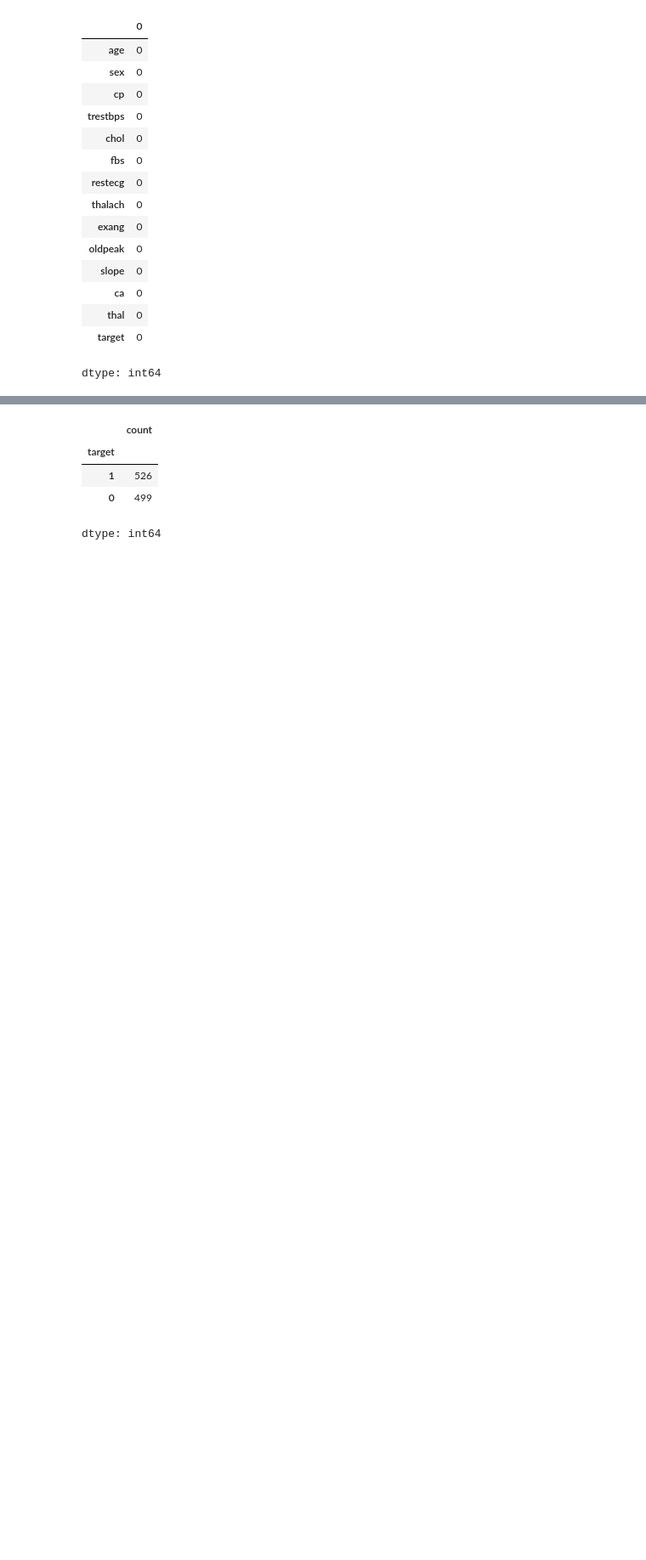
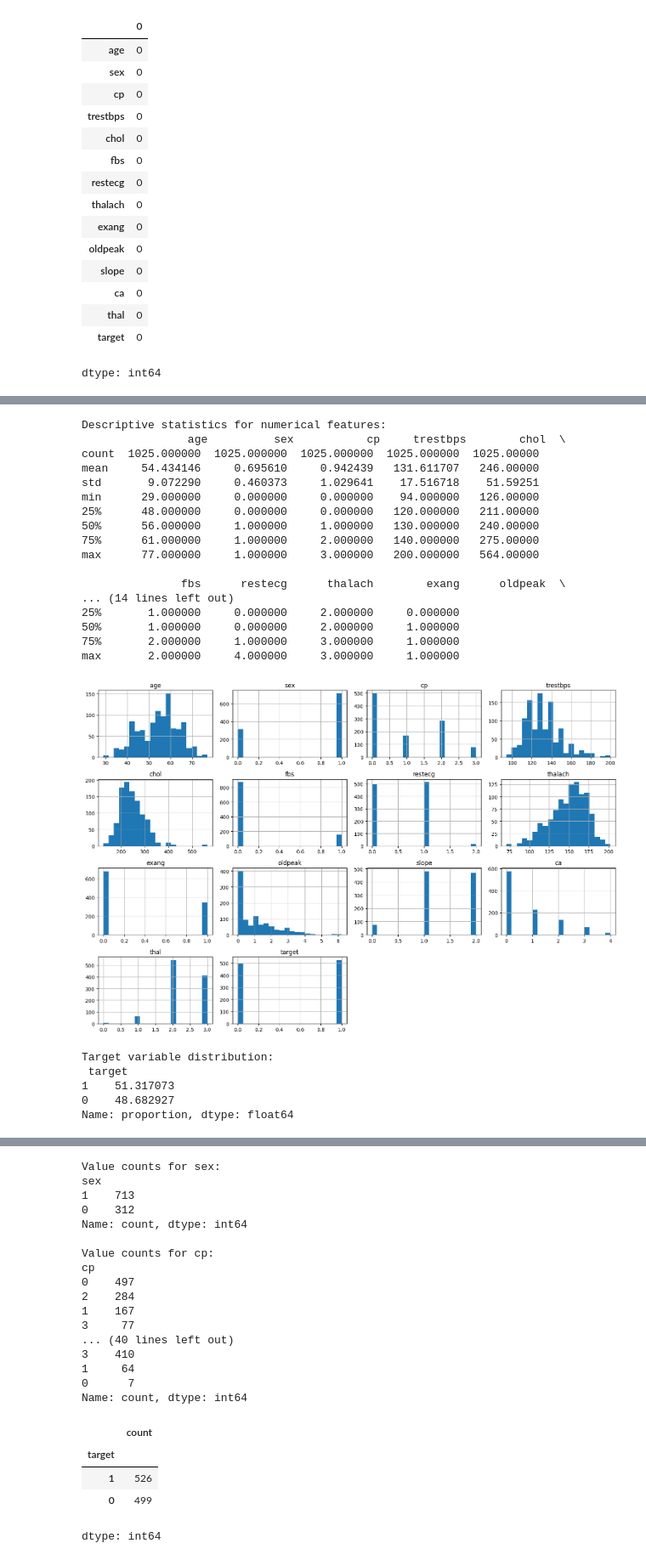
Before and after one commit to Priyanka31-dev/ML-Project, a Jupyter notebook: Heart_Disease_Prediction.ipynb, the cells around one changed output, grey strips where cells are left out. Shown at 85% size. Drawn from its saved outputs; the diff is of its cells as text; code cells hidden in the pictures; blank space fills up the shorter version.

```diff
--- a/Heart_Disease_Prediction.ipynb
+++ b/Heart_Disease_Prediction.ipynb
@@ -92,3 +93,52 @@ heart_data.describe()
 | 50% | 56.000000 | 1.000000 | 1.000000 | 130.000000 | 240.00000 | 0.000000 | 1.000000 | 152.000000 | 0.000000 | 0.800000 | 1.000000 | ... |
 | 75% | 61.000000 | 1.000000 | 2.000000 | 140.000000 | 275.00000 | 0.000000 | 1.000000 | 166.000000 | 1.000000 | 1.800000 | 2.000000 | ... |
 | max | 77.000000 | 1.000000 | 3.000000 | 200.000000 | 564.00000 | 1.000000 | 2.000000 | 202.000000 | 1.000000 | 6.200000 | 2.000000 | ... |
+# %%
+# Descriptive Statistics
+print("\nDescriptive statistics for numerical features:\n", heart_data.describe())
+
+# Data Distribution (Histograms)
+import matplotlib.pyplot as plt
+heart_data.hist(figsize=(15, 10), bins=20)
+plt.tight_layout()
+plt.show()
+
+# Target Variable Distribution
+print("\nTarget variable distribution:\n",heart_data['target'].value_counts(normalize=True) * 100)
+
+# Correlation Analysis
+correlation_matrix =heart_data.corr()
+plt.figure(figsize=(12, 10))
+import seaborn as sns
+sns.heatmap(correlation_matrix, annot=True, cmap='coolwarm', fmt=".2f")
+plt.title('Correlation Matrix')
+plt.show()
+
+# Categorical Feature Analysis
+categorical_cols = ['sex', 'cp', 'fbs', 'restecg', 'exang', 'slope', 'ca', 'thal']
+for col in categorical_cols:
+    print(f"\nValue counts for {col}:\n{heart_data[col].value_counts()}")
+# %% [output]
+Descriptive statistics for numerical features:
+                age          sex           cp     trestbps        chol  \
+count  1025.000000  1025.000000  1025.000000  1025.000000  1025.00000
+mean     54.434146     0.695610     0.942439   131.611707   246.00000
+std       9.072290     0.460373     1.029641    17.516718    51.59251
+min      29.000000     0.000000     0.000000    94.000000   126.00000
+25%      48.000000     0.000000     0.000000   120.000000   211.00000
+50%      56.000000     1.000000     1.000000   130.000000   240.00000
+75%      61.000000     1.000000     2.000000   140.000000   275.00000
+max      77.000000     1.000000     3.000000   200.000000   564.00000
+
+               fbs      restecg      thalach        exang      oldpeak  \
+... (14 lines left out)
+25%       1.000000     0.000000     2.000000     0.000000
+50%       1.000000     0.000000     2.000000     1.000000
+75%       2.000000     1.000000     3.000000     1.000000
+max       2.000000     4.000000     3.000000     1.000000
+[figure, added]
+Target variable distribution:
+ target
+1    51.317073
+0    48.682927
+Name: proportion, dtype: float64
@@ -95,3 +146,20 @@ heart_data.describe()
+Value counts for sex:
+sex
+1    713
+0    312
+Name: count, dtype: int64
+
+Value counts for cp:
+cp
+0    497
+2    284
+1    167
+3     77
+... (40 lines left out)
+3    410
+1     64
+0      7
+Name: count, dtype: int64
 # %%
 #checking the distribution of Target Variables
 heart_data['target'].value_counts()
```
Also changed, not shown: parts of 2 cells of this notebook.
